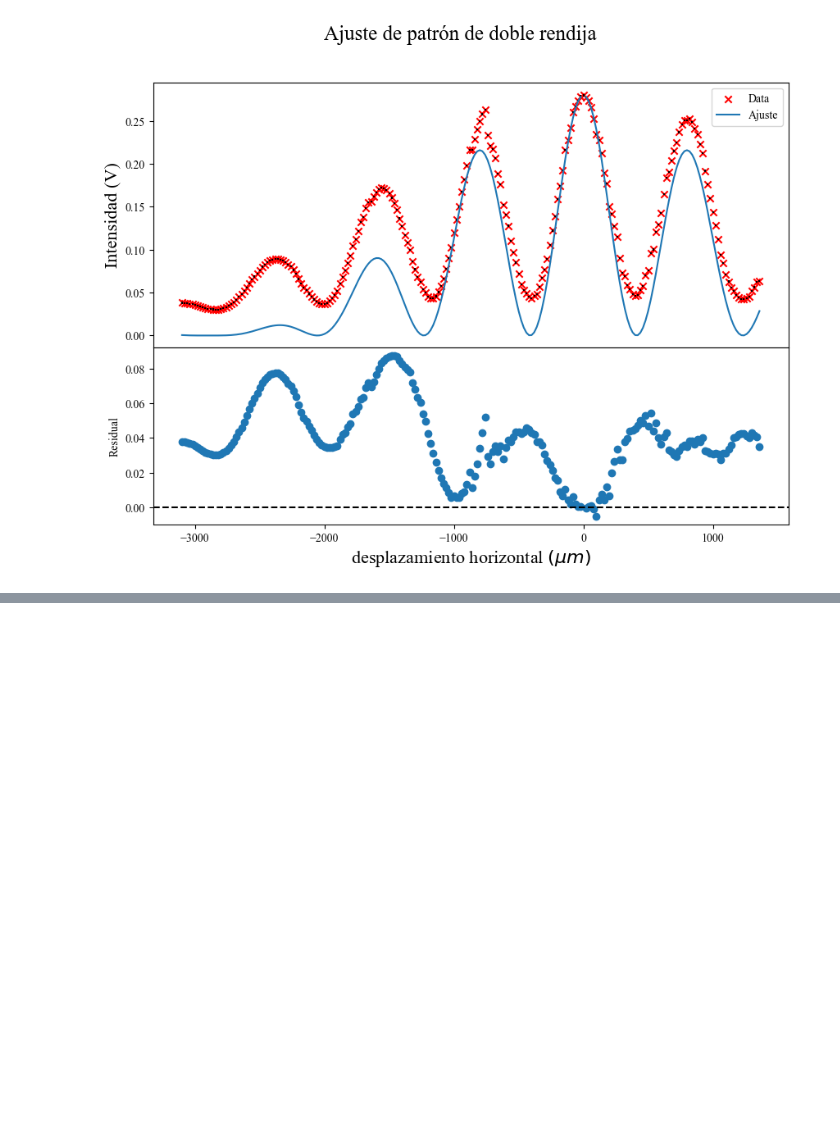
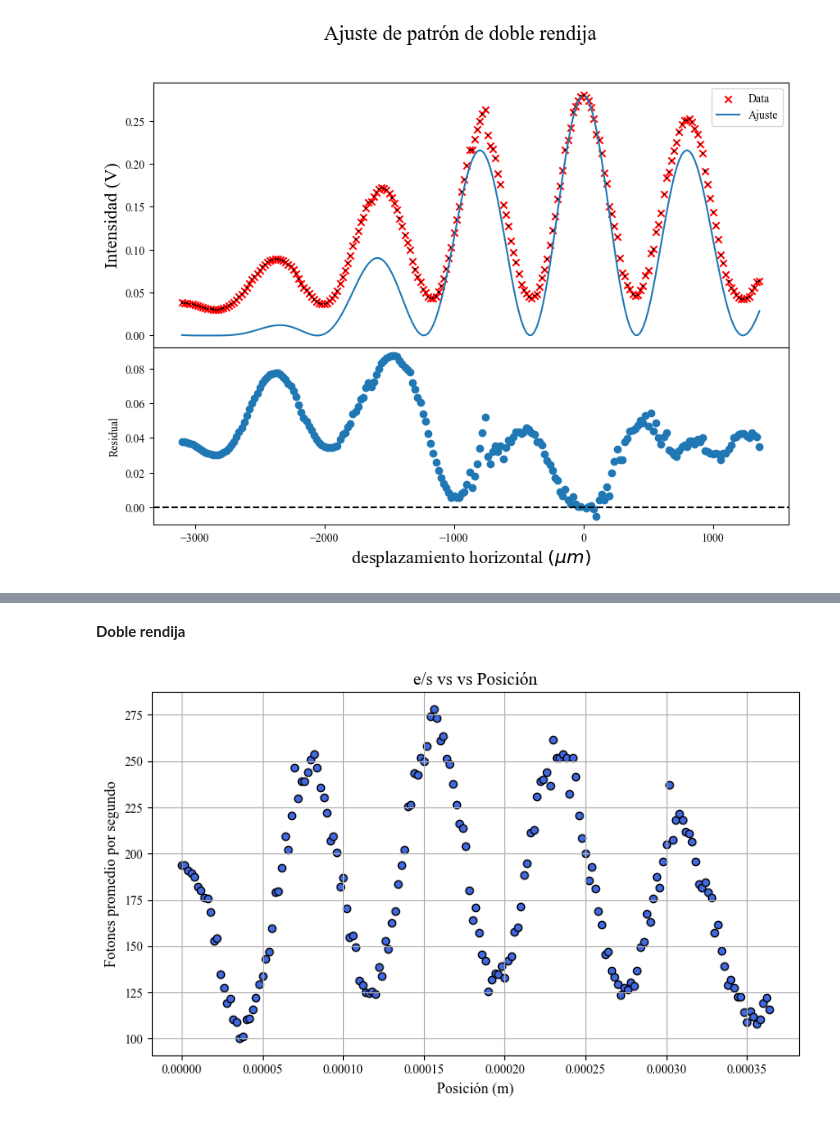
Before and after one commit to samuhdz/Laboratorio-Intermedio, a Jupyter notebook: Doble Rendija/Fits.ipynb, the cells around one changed output, grey strips where cells are left out. Saved outputs shown, nothing was run; the diff lists cells and outputs as text; code cells hidden in the pictures; blank space fills up the shorter version.

```diff
--- a/Doble Rendija/Fits.ipynb
+++ b/Doble Rendija/Fits.ipynb
@@ -168,0 +174,17 @@ np.float64(0.67)
+# %% [markdown]
+**Doble rendija**
+# %%
+data = pd.read_excel("Datos parte 2.xlsx", sheet_name="Hoja2")
+x_array= data['micras'].to_numpy()*1e-6
+I = data['promedio'].to_numpy()
+
+plt.figure(figsize=(8, 5))
+plt.scatter(x_array, I, color='royalblue', edgecolors='black')
+plt.title("e/s vs vs Posición", fontsize=14)
+plt.xlabel("Posición (m)", fontsize=12)
+plt.ylabel("Fotones promedio por segundo", fontsize=12)
+plt.grid(True)
+plt.tight_layout()
+plt.show()
+# %% [output]
+[figure, added]
```
Also changed, not shown: parts of 8 cells of this notebook, 1 other file.
